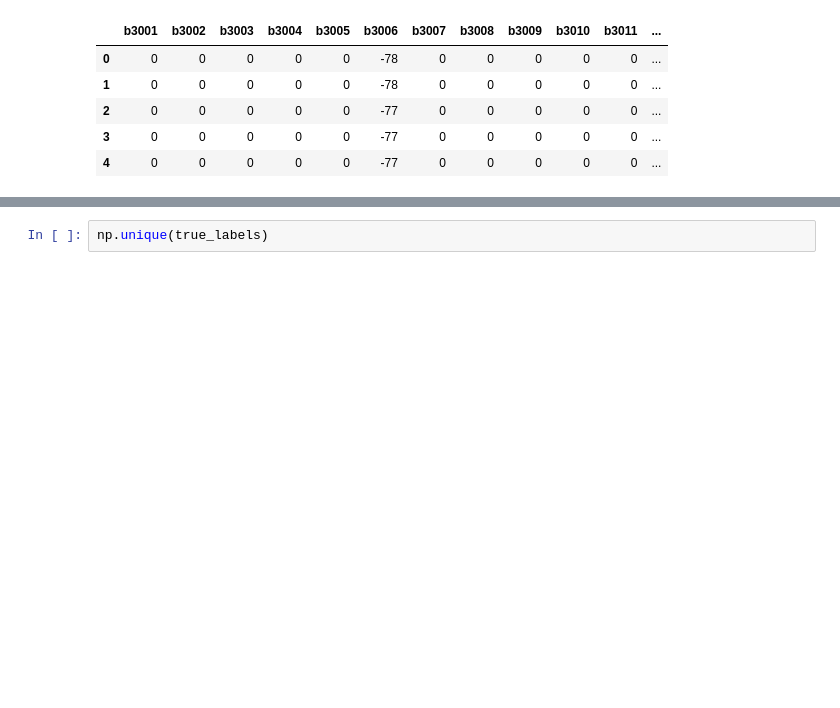
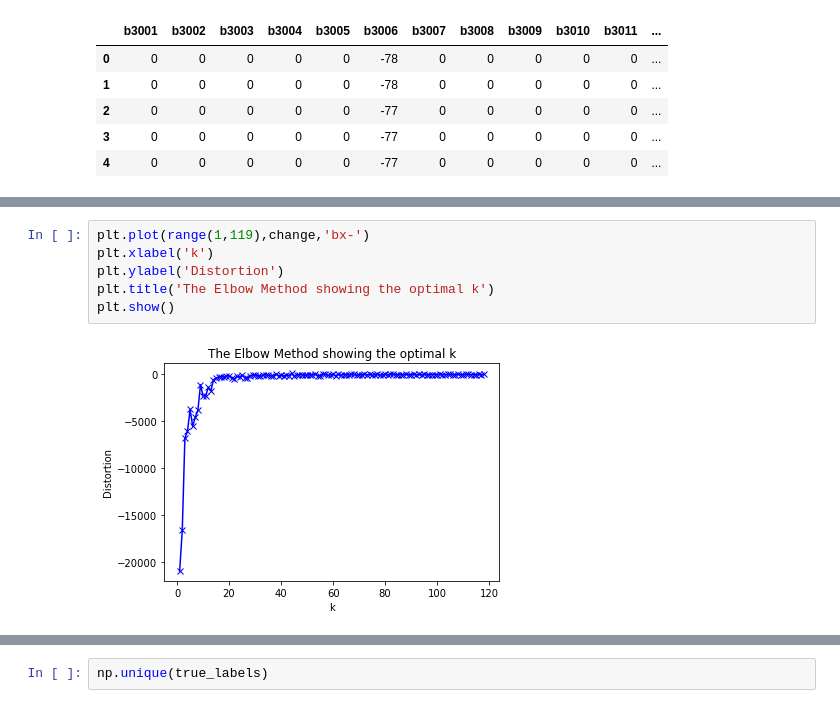
Before and after one commit to shobhitagrawal24/MasterThesis, a Jupyter notebook: Analysis/BLE_RSSI_dataset/EDA.ipynb, the cells around one changed output, grey strips where cells are left out. Cells and saved outputs as stored; diff of their text form; blank space fills up the shorter version.

```diff
--- a/Analysis/BLE_RSSI_dataset/EDA.ipynb
+++ b/Analysis/BLE_RSSI_dataset/EDA.ipynb
@@ -89,2 +97,10 @@ slope
+# %%
+plt.plot(range(1,119),change,'bx-')
+plt.xlabel('k')
+plt.ylabel('Distortion')
+plt.title('The Elbow Method showing the optimal k')
+plt.show()
+# %% [output]
+[figure, added]
 # %%
 #chose the value after which there is a reduction in gain(rather loss)
```
Also changed, not shown: parts of 11 cells of this notebook, 5 other files.
